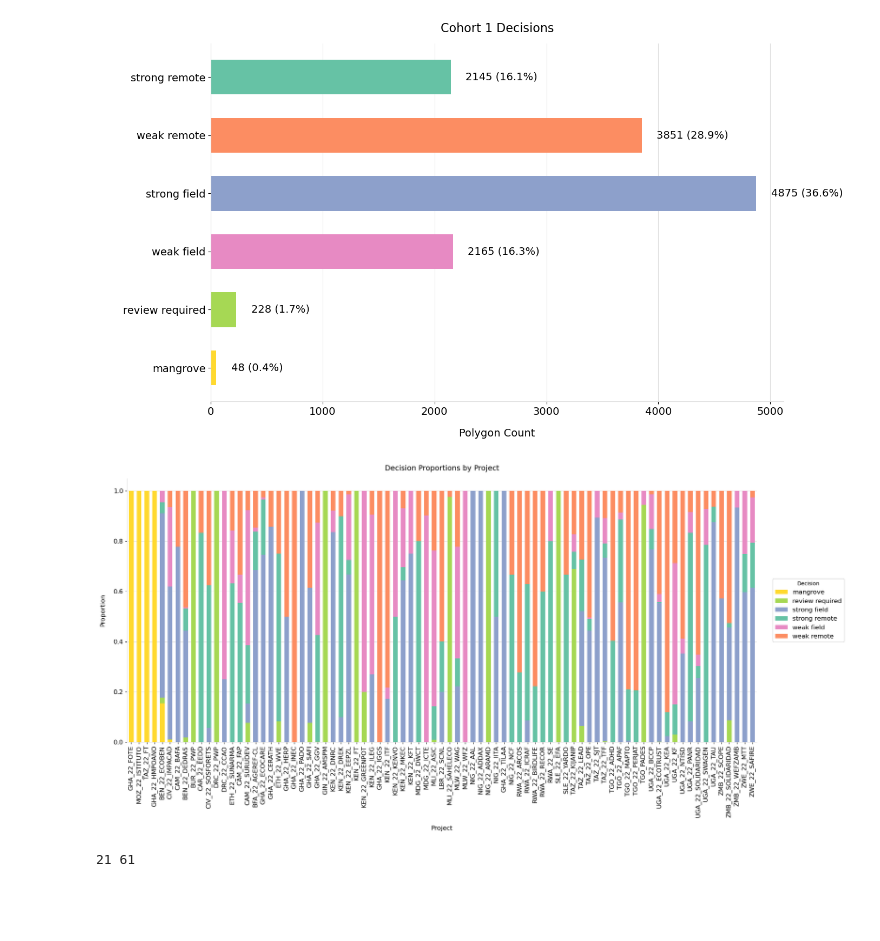
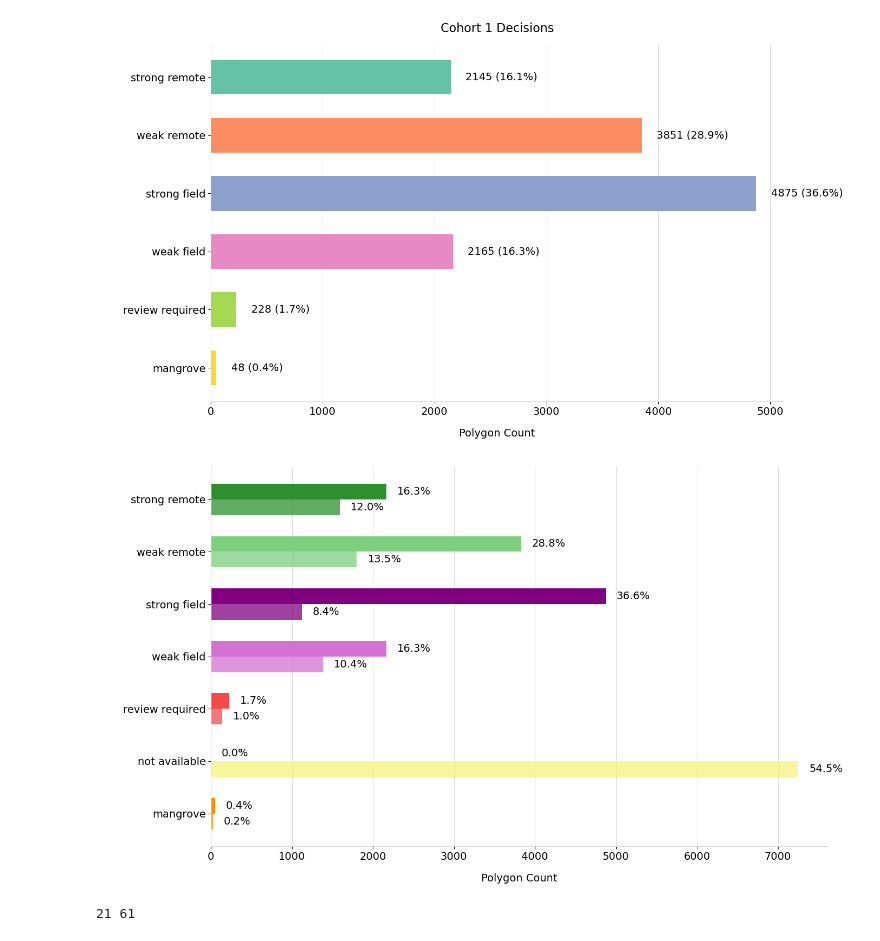
Before and after one commit to wri/decision-tree, a Jupyter notebook: notebooks/review_results.ipynb, the cells around one changed output. Cells and saved outputs as stored; diff of their text form; code cells hidden in the pictures; blank space fills up the shorter version.

Commit message:
remove legacy visuals

```diff
--- a/notebooks/review_results.ipynb
+++ b/notebooks/review_results.ipynb
@@ -17,4 +81,5 @@ Notes
 - 228 are flagged with `review required`. This is due to having multiple `practice` values assigned to a single polygon (159 polygons) or missing canopy cover at baseline (69 polygons).
 # %%
-df = pd.read_csv("../data/results/dtree_output_c1_07-14-2025.csv")
+df1 = pd.read_csv("../data/results/dtree_output_c1_07-14-2025_exp1.csv")
+df2 = pd.read_csv("../data/results/dtree_output_c1_07-14-2025_exp2.csv")
 # %%
@@ -22,6 +87,2 @@ vis.plot_decision_hbar(df, title="Cohort 1 Decisions")
 # %% [output]
 [figure]
-# %%
-vis.plot_decision_proportions(df, sort_by='mangrove')
-# %% [output]
-[figure, removed]
@@ -73,3 +89,7 @@ remote_upcoming = ['CAR_22_EEDD',
+# %%
+vis.NEW_portfolio_breakdown(df)
+# %% [output]
+[figure, added]
 # %%
 done = set(remote_done) | set(field_done) | set(mangrove_done)
 c1_remain = df[~df['project_name'].isin(done)]
```
Also changed, not shown: parts of 29 cells of this notebook.
